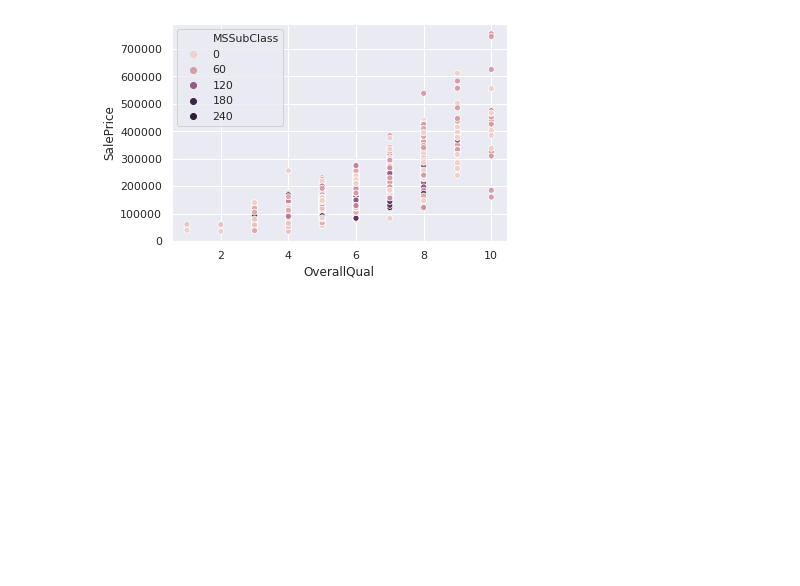
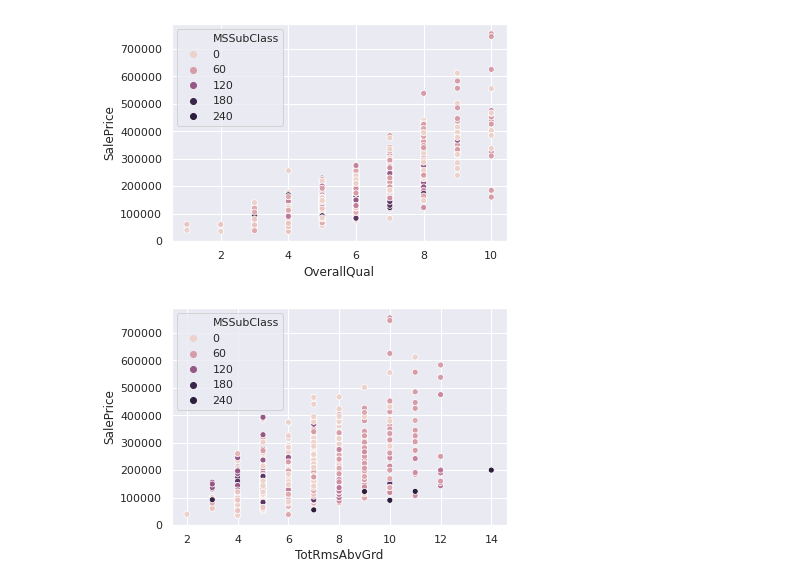
Before and after one commit to CSC345DSLoveYou/HousePrice_DSLoveyou, a Jupyter notebook: HousePrices_DSLoveYou.ipynb, the cells around one changed output. Cells and saved outputs as stored; diff of their text form; code cells hidden in the pictures; blank space fills up the shorter version.

Commit message:
create graph between quality-house and TotRmsAbvGrd

```diff
--- a/HousePrices_DSLoveYou.ipynb
+++ b/HousePrices_DSLoveYou.ipynb
@@ -85,3 +91,9 @@ sns.scatterplot(x = "OverallQual", y = "SalePrice",data=data, hue= 'MSSubClass')
 plt.show()
 # %% [output]
 [figure]
+# %%
+data = pd.concat([dfTrain['TotRmsAbvGrd'], dfTrain['SalePrice'],dfTrain['MSSubClass']], axis=1)
+sns.scatterplot(x = "TotRmsAbvGrd", y = "SalePrice",data=data, hue= 'MSSubClass')
+plt.show()
+# %% [output]
+[figure, added]
```
Also changed, not shown: parts of 3 cells of this notebook.
